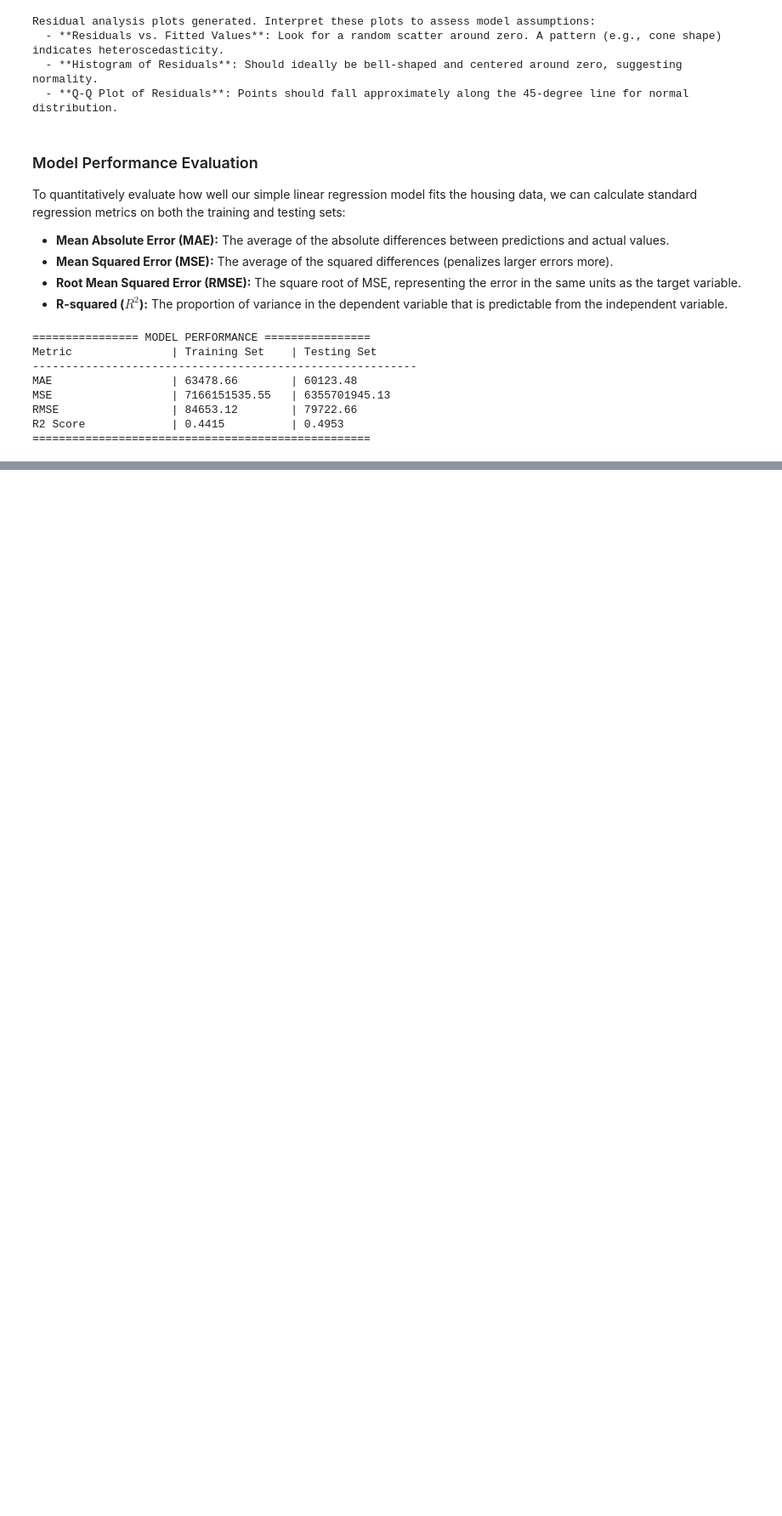
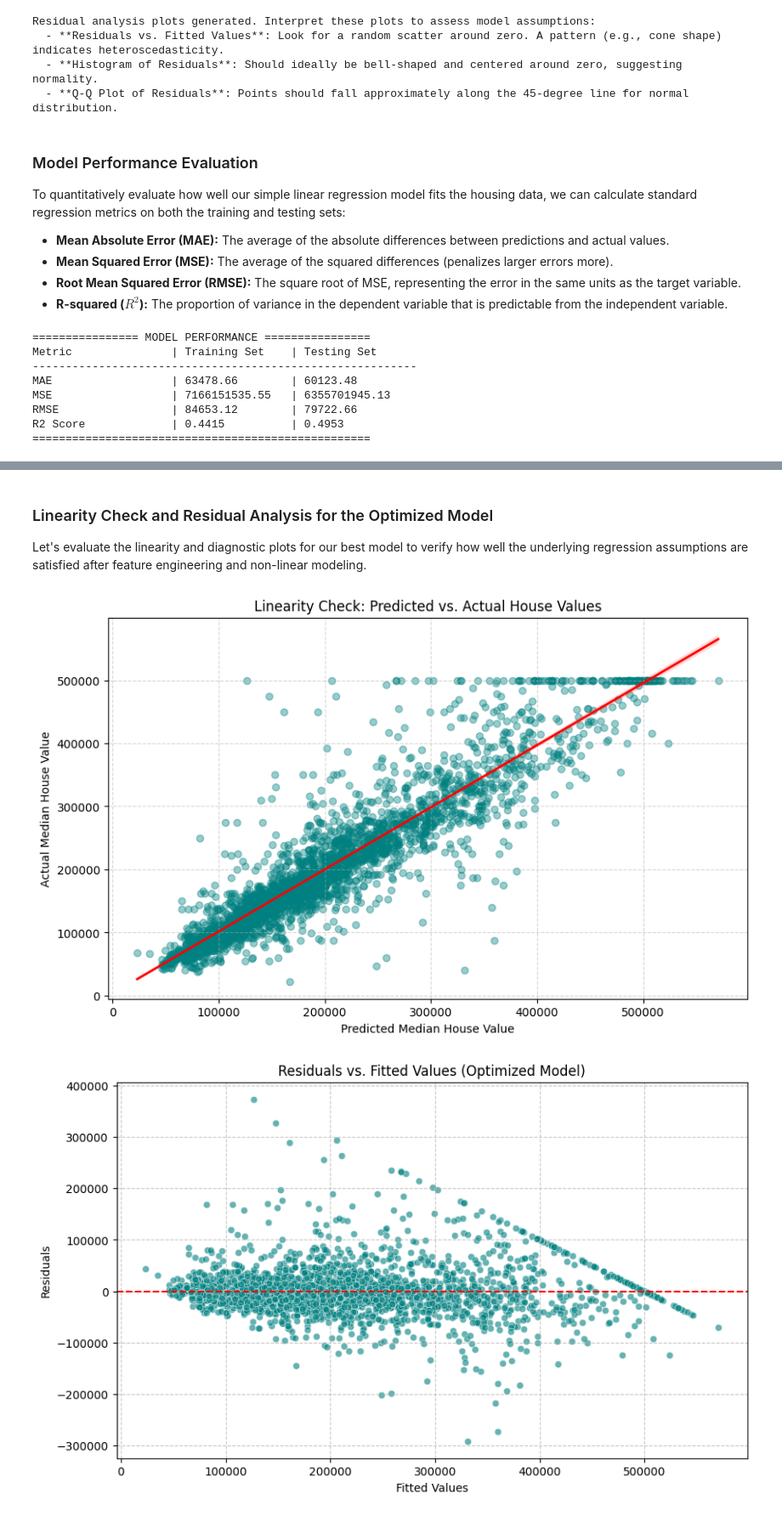
Before and after one commit to Pheonix1795/MDS_LAB, a Jupyter notebook: MDS_WEEK(6,7,8).ipynb, the cells around one changed output, grey strips where cells are left out. Shown at 85% size. Saved outputs shown, nothing was run; the diff lists cells and outputs as text; code cells hidden in the pictures; blank space fills up the shorter version.

```diff
--- a/MDS_WEEK(6,7,8).ipynb
+++ b/MDS_WEEK(6,7,8).ipynb
@@ -203,0 +555,54 @@ R2 Score             | 0.4415          | 0.4953
+# %% [markdown]
+### Linearity Check and Residual Analysis for the Optimized Model
+
+Let's evaluate the linearity and diagnostic plots for our best model to verify how well the underlying regression assumptions are satisfied after feature engineering and non-linear modeling.
+# %%
+import matplotlib.pyplot as plt
+import seaborn as sns
+from statsmodels.graphics.gofplots import qqplot
+
+if 'y_test_lgb' in locals() and 'y_test_pred_lgb' in locals():
+    # Calculate residuals
+    opt_residuals = y_test_lgb - y_test_pred_lgb
+
+    # 1. Linearity Check Plot: Predicted vs Actual
+    plt.figure(figsize=(10, 6))
+    sns.regplot(x=y_test_pred_lgb, y=y_test_lgb,
+                scatter_kws={'alpha': 0.4, 'color': 'teal'},
+                line_kws={'color': 'red', 'linewidth': 2})
+    plt.title('Linearity Check: Predicted vs. Actual House Values')
+    plt.xlabel('Predicted Median House Value')
+    plt.ylabel('Actual Median House Value')
+    plt.grid(True, linestyle='--', alpha=0.5)
+    plt.show()
+
+    # 2. Residuals vs. Fitted Values Plot
+    plt.figure(figsize=(10, 6))
+    sns.scatterplot(x=y_test_pred_lgb, y=opt_residuals, alpha=0.6, color='teal')
+    plt.axhline(y=0, color='r', linestyle='--')
+    plt.title('Residuals vs. Fitted Values (Optimized Model)')
+    plt.xlabel('Fitted Values')
+    plt.ylabel('Residuals')
+    plt.grid(True, linestyle='--', alpha=0.7)
+    plt.show()
+
+    # 3. Histogram of Residuals
+    plt.figure(figsize=(8, 6))
+    sns.histplot(opt_residuals, kde=True, color='teal')
+    plt.title('Histogram of Residuals (Optimized Model)')
+    plt.xlabel('Residuals')
+    plt.ylabel('Frequency')
+    plt.grid(True, linestyle='--', alpha=0.7)
+    plt.show()
+
+    # 4. Q-Q Plot of Residuals
+    plt.figure(figsize=(8, 6))
+    qqplot(opt_residuals, line='s', ax=plt.gca())
+    plt.title('Q-Q Plot of Residuals (Optimized Model)')
+    plt.xlabel('Theoretical Quantiles')
+    plt.ylabel('Sample Quantiles')
+    plt.grid(True, linestyle='--', alpha=0.7)
+    plt.show()
+# %% [output]
+[figure, added]
+[figure, added]
```
Also changed, not shown: parts of 15 cells of this notebook.
